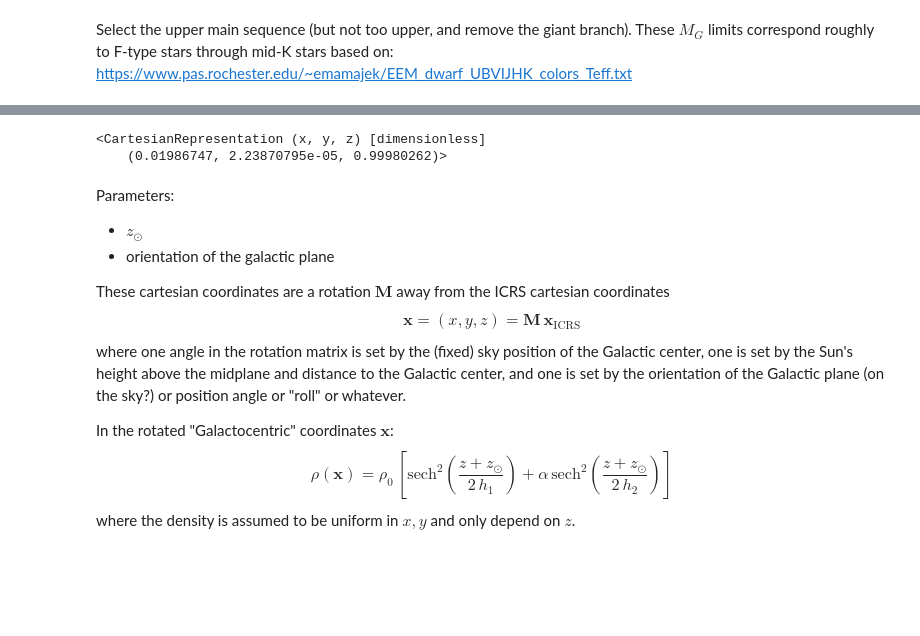
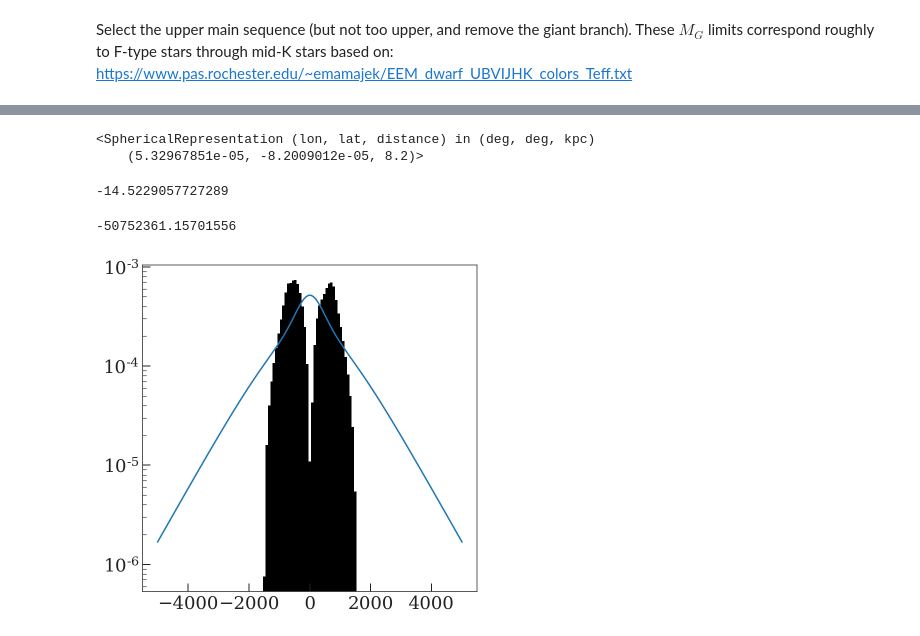
Before and after one commit to adrn/solar-velocity, a Jupyter notebook: notebooks/Midplane.ipynb, the cells around one changed output, grey strips where cells are left out. Drawn from its saved outputs; the diff is of its cells as text; code cells hidden in the pictures; blank space fills up the shorter version.

```diff
--- a/notebooks/Midplane.ipynb
+++ b/notebooks/Midplane.ipynb
@@ -346,25 +223,54 @@ array([[-0.0569709 , -0.87391334, -0.48273158],
-# %%
-c1 = coord.SkyCoord(0, 89, unit=u.deg, frame='galactic').icrs
-c1.data.to_cartesian().transform(M)
-# %% [output]
-<CartesianRepresentation (x, y, z) [dimensionless]
-    (0.01986747, 2.23870795e-05, 0.99980262)>
-# %% [markdown]
-Parameters:
-- $z_\odot$
-- orientation of the galactic plane
-
-These cartesian coordinates are a rotation $\mathbf{M}$ away from the ICRS cartesian coordinates
-$$
-\textbf{x} = (x, y, z) = \mathbf{M}\,\textbf{x}_{\textrm{ICRS}}
-$$
-where one angle in the rotation matrix is set by the (fixed) sky position of the Galactic center, one is set by the Sun's height above the midplane and distance to the Galactic center, and one is set by the orientation of the Galactic plane (on the sky?) or position angle or "roll" or whatever.
-
-In the rotated "Galactocentric" coordinates $\textbf{x}$:
-$$
-\rho(\textbf{x}) = \rho_0 \, \left[
-    \textrm{sech}^2\left(\frac{z + z_\odot}{2\,h_1}\right) +
-    \alpha \, \textrm{sech}^2\left(\frac{z + z_\odot}{2\,h_2}\right)
-    \right]
-$$
-where the density is assumed to be uniform in $x, y$ and only depend on $z$.
+# %%
+_gal = coord.Galactocentric().galcen_coord.transform_to(coord.Galactic())
+sgrA = coord.SphericalRepresentation(
+    _gal.l,
+    _gal.b,
+    8.2*u.kpc
+)
+sgrA
+# %% [output]
+<SphericalRepresentation (lon, lat, distance) in (deg, deg, kpc)
+    (5.32967851e-05, -8.2009012e-05, 8.2)>
+# %%
+x_args = y_args = (-max_dist.to_value(u.pc), max_dist.to_value(u.pc))
+z_args = (250, 800, 0.3)
+gal_args = (sgrA, 20.8 * u.pc, 0.)
+
+ln_density_args = (
+    ln_uniform, x_args,
+    ln_uniform, y_args,
+    ln_two_sech2, z_args,
+)
+
+ln_integrand(
+    0.,
+    (31*u.deg).decompose(usys).value,
+    (100*u.pc).decompose(usys).value,
+    ln_density_args,
+    gal_args
+)
+# %% [output]
+-14.5229057727289
+# %%
+p0 = (
+    np.log(gal.shape[0]),
+    np.log(250),
+    np.log(800),
+    0.3,
+    -20.8,
+    0.,
+)
+p0_names = (
+    'lnn0',
+    'lnh1',
+    'lnh2',
+    'f',
+    'zsun',
+    'roll'
+)
+data = gal.cartesian.xyz.decompose(usys).value
+like_args = (data, sgrA, ln_density_args, min_b, max_dist)
+ln_likelihood(p0, *like_args, plot=True)
+# %% [output]
+-50752361.15701556
+[figure, added]
```
Also changed, not shown: parts of 28 cells of this notebook, 2 other files.
